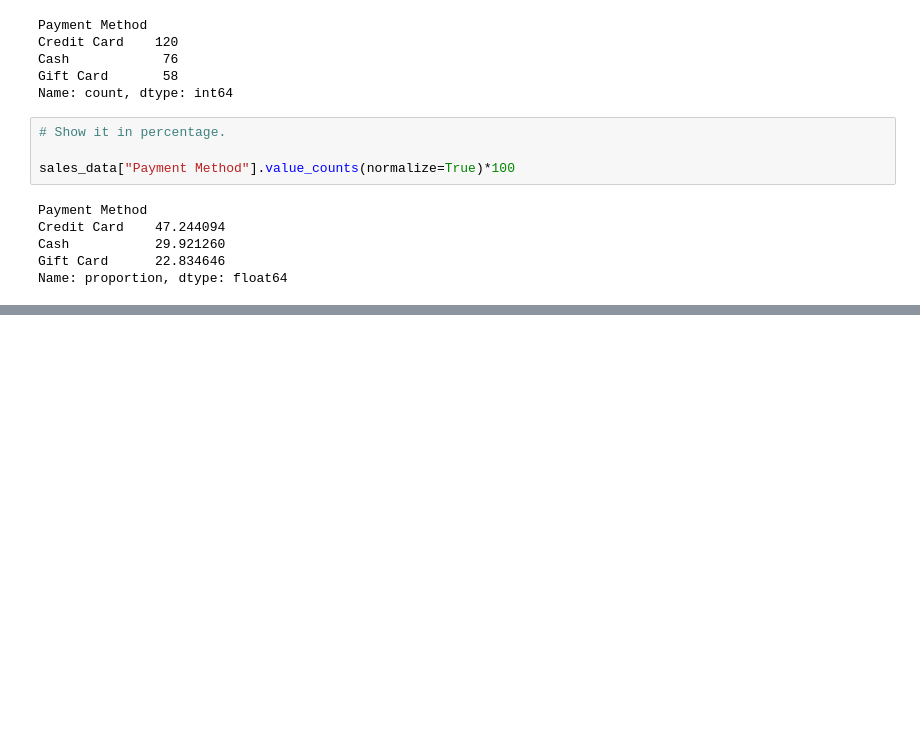
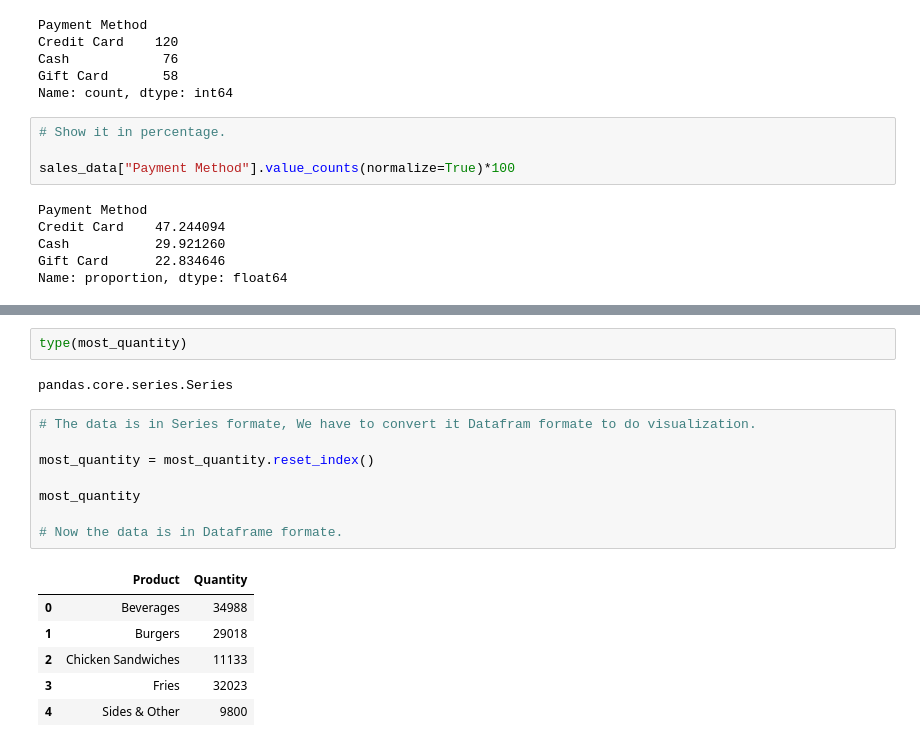
Before and after one commit to abdullahkhan-10/Python-Complete-Course, a Jupyter notebook: Python Projects/Intermediate Projects/1_sales_data.ipynb, the cells around one changed output, grey strips where cells are left out. Cells and saved outputs as stored; diff of their text form; blank space fills up the shorter version.

```diff
--- a/Python Projects/Intermediate Projects/1_sales_data.ipynb
+++ b/Python Projects/Intermediate Projects/1_sales_data.ipynb
@@ -410,0 +445,19 @@ Name: proportion, dtype: float64
+# %%
+type(most_quantity)
+# %% [output]
+pandas.core.series.Series
+# %%
+# The data is in Series formate, We have to convert it Datafram formate to do visualization.
+
+most_quantity = most_quantity.reset_index()
+
+most_quantity
+
+# Now the data is in Dataframe formate.
+# %% [output]
+|  | Product | Quantity |
+| 0 | Beverages | 34988 |
+| 1 | Burgers | 29018 |
+| 2 | Chicken Sandwiches | 11133 |
+| 3 | Fries | 32023 |
+| 4 | Sides & Other | 9800 |
```
Also changed, not shown: parts of 7 cells of this notebook.
